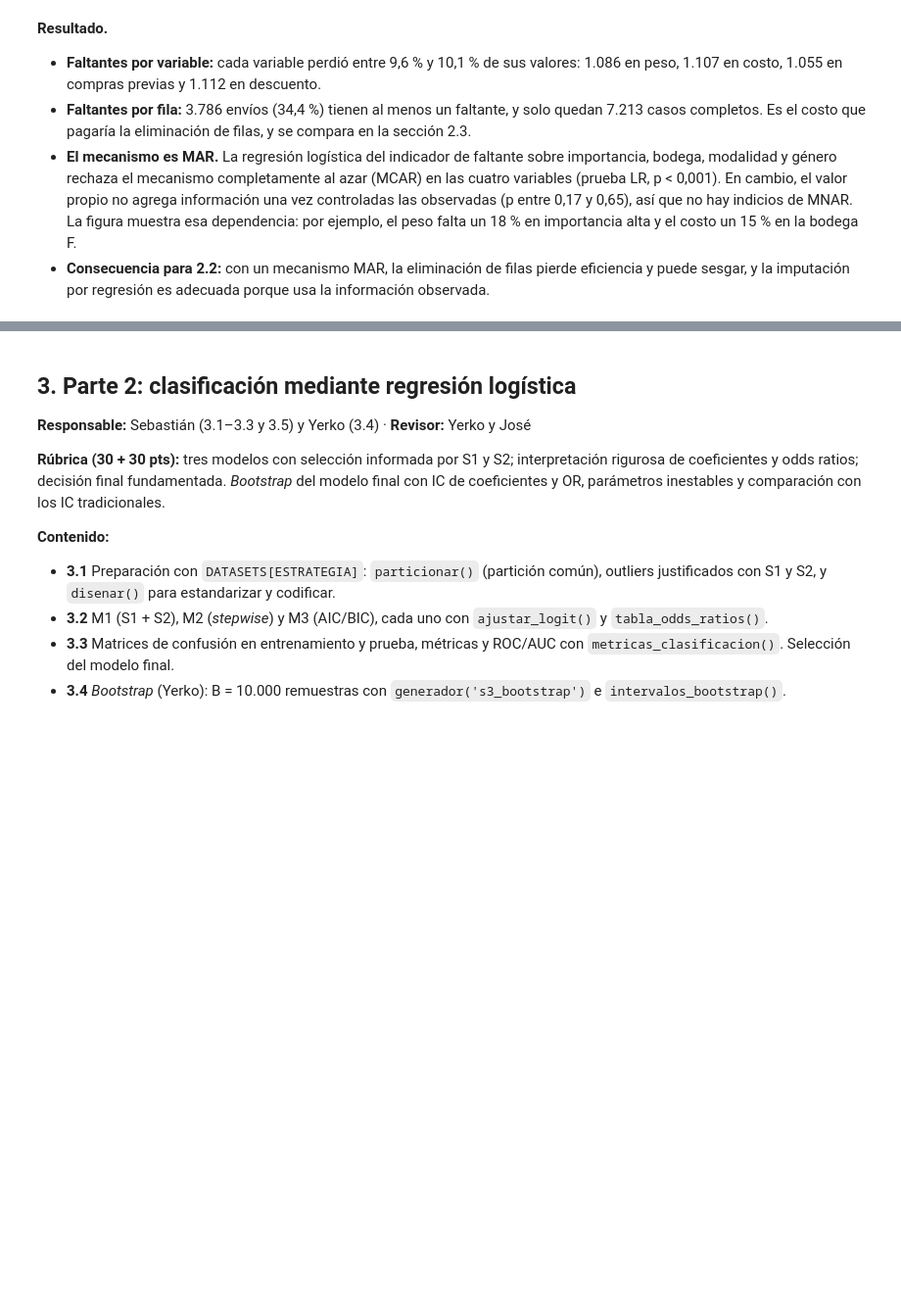
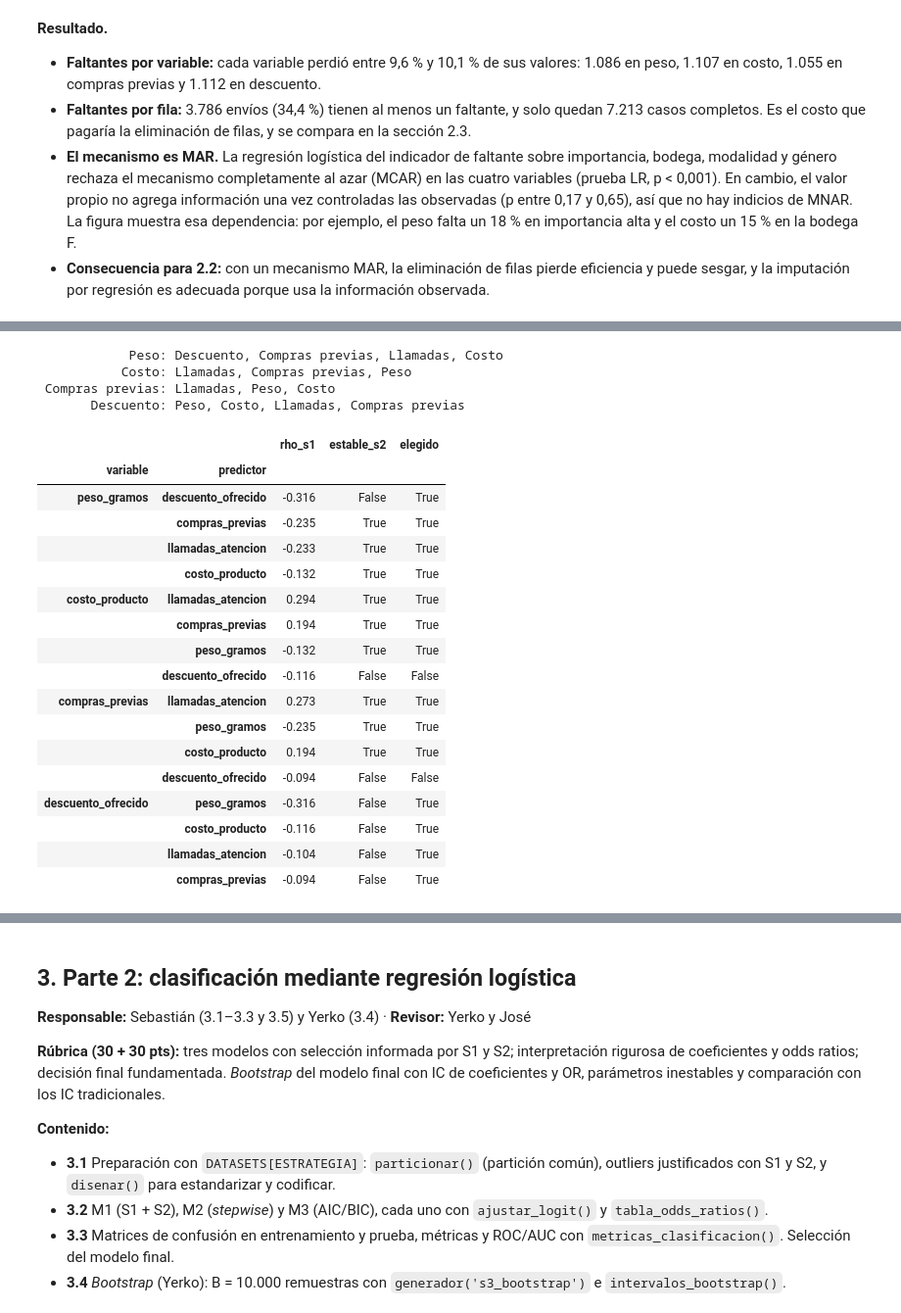
Before and after one commit to joserodriguezc/grupo_1_estadistica_computacional, a Jupyter notebook: sumativa_3/notebooks/sumativa_3_grupo1.ipynb, the cells around one changed output, grey strips where cells are left out. Shown at 98% size. Saved outputs shown, nothing was run; the diff lists cells and outputs as text; code cells hidden in the pictures; blank space fills up the shorter version.

```diff
--- a/sumativa_3/notebooks/sumativa_3_grupo1.ipynb
+++ b/sumativa_3/notebooks/sumativa_3_grupo1.ipynb
@@ -544,0 +566,44 @@ guardar('fig_2_1_patron_faltantes', fig)
+# %%
+# 2.2 Predictores de cada regresión de imputación, elegidos con la matriz de Spearman de S1 y su estabilidad en S2.
+# Regla: (1) las correlaciones estables en S2; (2) más las inestables con |ρ| ≥ 0,30 (magnitud relevante);
+# (3) si quedan menos de 3, se usan todas las candidatas. El atraso nunca es predictor (fuga hacia la Parte 2).
+CANDIDATAS = ['peso_gramos', 'descuento_ofrecido', 'costo_producto', 'compras_previas', 'llamadas_atencion']
+PREDICTORES, filas = {}, []
+for v in VARS_FALTANTES:
+    pares_v = pares_s1_s2[(pares_s1_s2['variable_1'] == v) | (pares_s1_s2['variable_2'] == v)].copy()
+    pares_v['predictor'] = np.where(pares_v['variable_1'] == v, pares_v['variable_2'], pares_v['variable_1'])
+    pares_v['elegido'] = pares_v['estable_s2'] | (pares_v['rho_s1'].abs() >= 0.30)
+    if pares_v['elegido'].sum() < 3:
+        pares_v['elegido'] = True
+    PREDICTORES[v] = pares_v.loc[pares_v['elegido'], 'predictor'].tolist()   # ya ordenados por |ρ|
+    for r in pares_v.itertuples():
+        filas.append({'variable': v, 'predictor': r.predictor, 'rho_s1': r.rho_s1, 'estable_s2': r.estable_s2,
+                      'elegido': r.elegido})
+seleccion_predictores = pd.DataFrame(filas).set_index(['variable', 'predictor'])
+seleccion_predictores.to_csv(TABLAS / 'imputacion_seleccion_predictores.csv')
+for v, p in PREDICTORES.items():
+    print(f'{ETIQ[v]:>16}: ' + ', '.join(ETIQ[x] for x in p))
+display(seleccion_predictores.round(3))
+# %% [output]
+            Peso: Descuento, Compras previas, Llamadas, Costo
+           Costo: Llamadas, Compras previas, Peso
+ Compras previas: Llamadas, Peso, Costo
+       Descuento: Peso, Costo, Llamadas, Compras previas
+|  |  | rho_s1 | estable_s2 | elegido |
+| variable | predictor |  |  |  |
+| peso_gramos | descuento_ofrecido | -0.316 | False | True |
+|  | compras_previas | -0.235 | True | True |
+|  | llamadas_atencion | -0.233 | True | True |
+|  | costo_producto | -0.132 | True | True |
+| costo_producto | llamadas_atencion | 0.294 | True | True |
+|  | compras_previas | 0.194 | True | True |
+|  | peso_gramos | -0.132 | True | True |
+|  | descuento_ofrecido | -0.116 | False | False |
+| compras_previas | llamadas_atencion | 0.273 | True | True |
+|  | peso_gramos | -0.235 | True | True |
+|  | costo_producto | 0.194 | True | True |
+|  | descuento_ofrecido | -0.094 | False | False |
+| descuento_ofrecido | peso_gramos | -0.316 | False | True |
+|  | costo_producto | -0.116 | False | True |
+|  | llamadas_atencion | -0.104 | False | True |
+|  | compras_previas | -0.094 | False | True |
```
Also changed, not shown: parts of 5 cells of this notebook, 6 other files.
